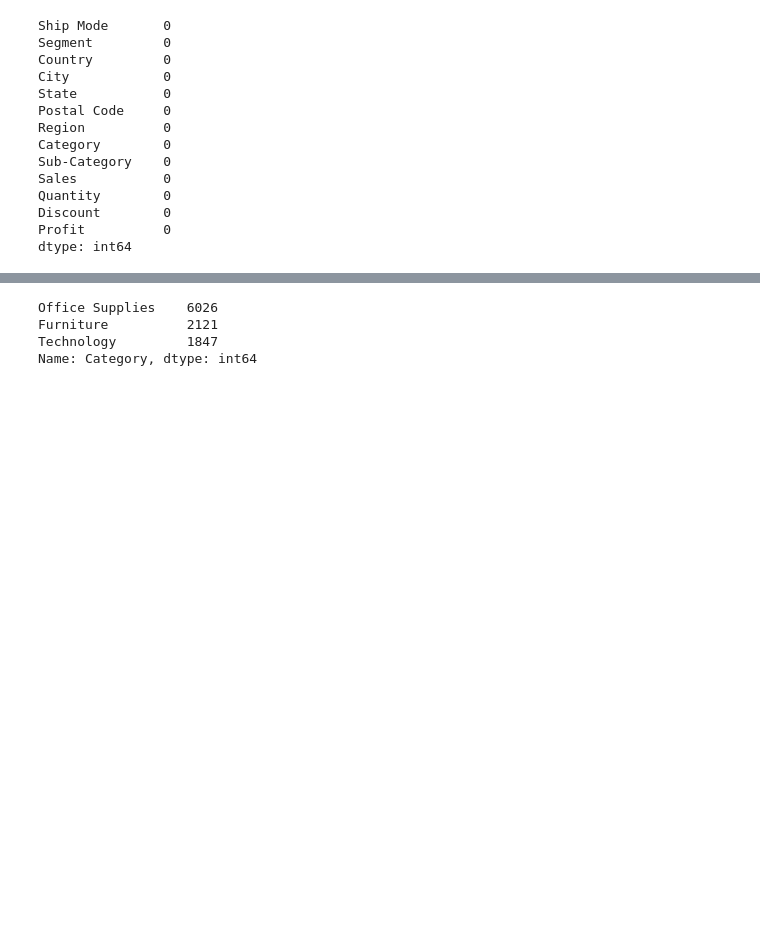
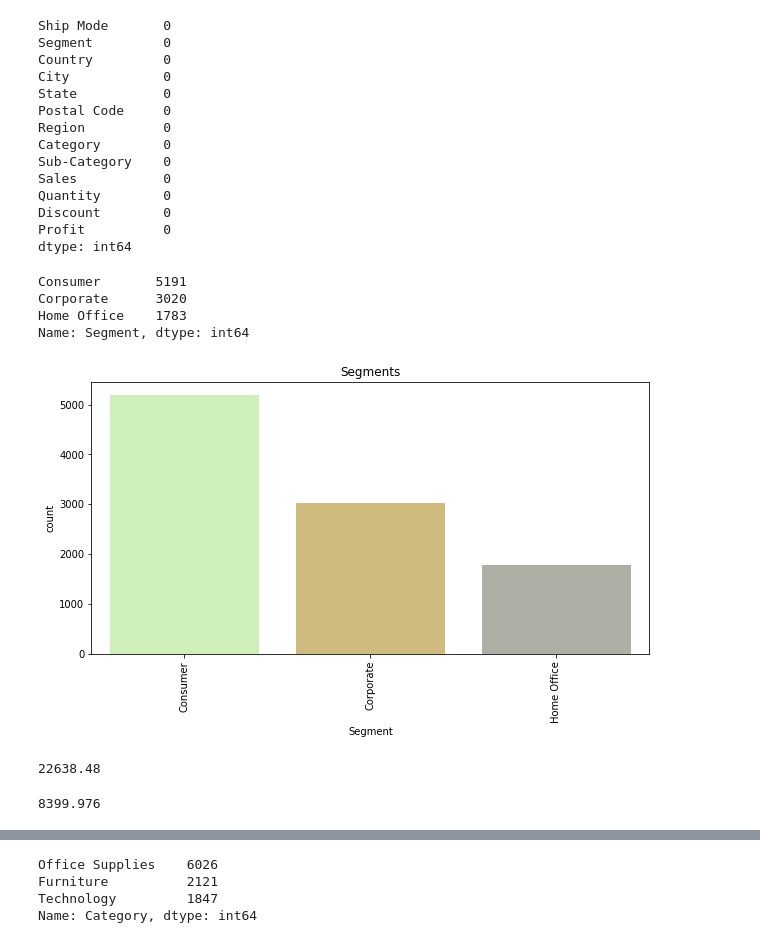
Before and after one commit to anmol1810rs/The_Sparks_Foundation_Internship, a Jupyter notebook: GRIP_TASK3_SAMPLE_SUPERSTORE.ipynb, the cells around one changed output, grey strips where cells are left out. Saved outputs shown, nothing was run; the diff lists cells and outputs as text; code cells hidden in the pictures; blank space fills up the shorter version.

```diff
--- a/GRIP_TASK3_SAMPLE_SUPERSTORE.ipynb
+++ b/GRIP_TASK3_SAMPLE_SUPERSTORE.ipynb
@@ -106,3 +106,29 @@ Quantity        0
 Discount        0
 Profit          0
 dtype: int64
+# %%
+# Analyzing the segments of the SampleSuperstore
+store_data['Segment'].value_counts()
+# %% [output]
+Consumer       5191
+Corporate      3020
+Home Office    1783
+Name: Segment, dtype: int64
+# %%
+# Visualizing the Segments in terms of their counts
+plt.figure(figsize = (10,5))
+sns.countplot(x = 'Segment', data = store_data, palette= ["#ccf8b1","#ddc272", "#abb1a2"])
+plt.title('Segments')
+plt.xticks(rotation = 90);
+# %% [output]
+[figure, added]
+# %%
+#Checking for the Max Sales reached across all categories of products
+store_data.Sales.max()
+# %% [output]
+22638.48
+# %%
+# Checking for Max Profit earned across all categories of products
+store_data.Profit.max()
+# %% [output]
+8399.976
```
Also changed, not shown: parts of 3 cells of this notebook.
